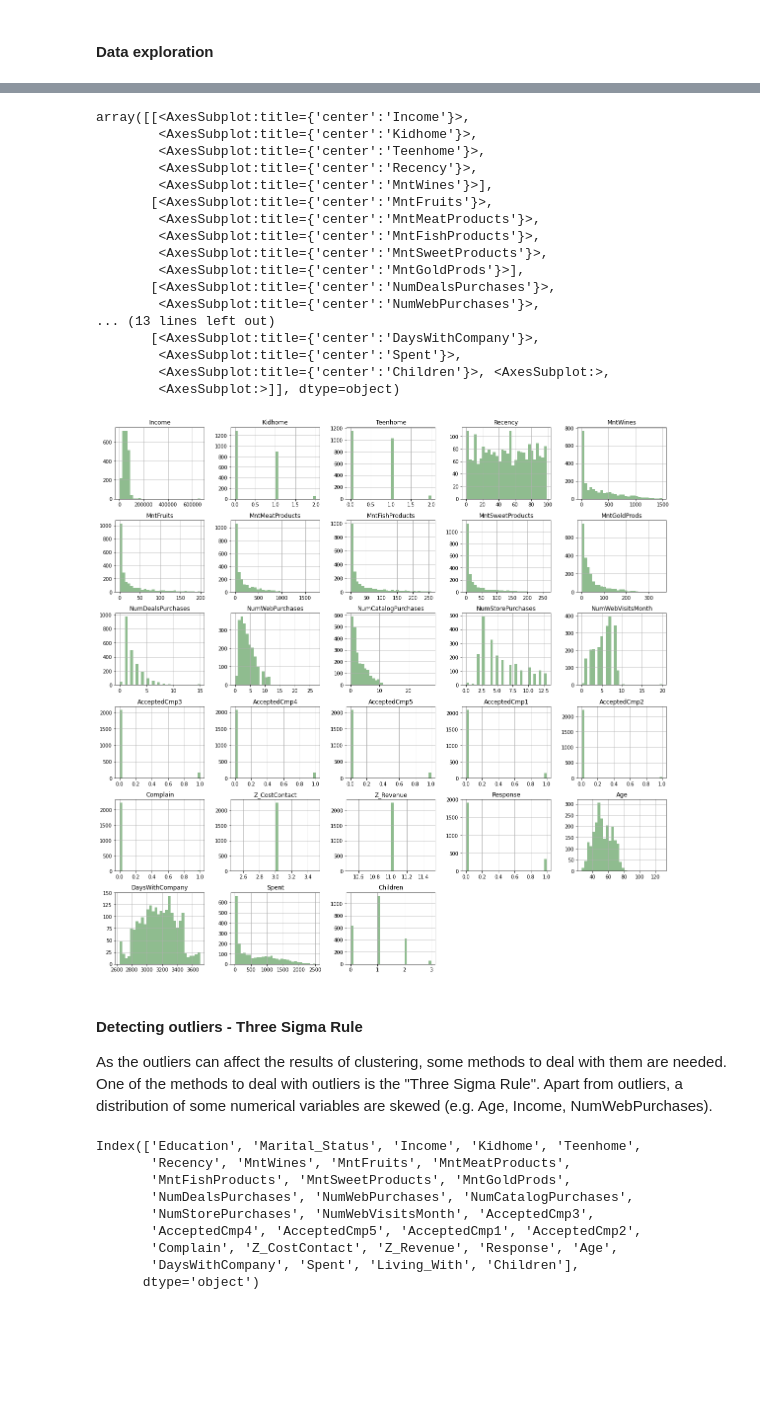
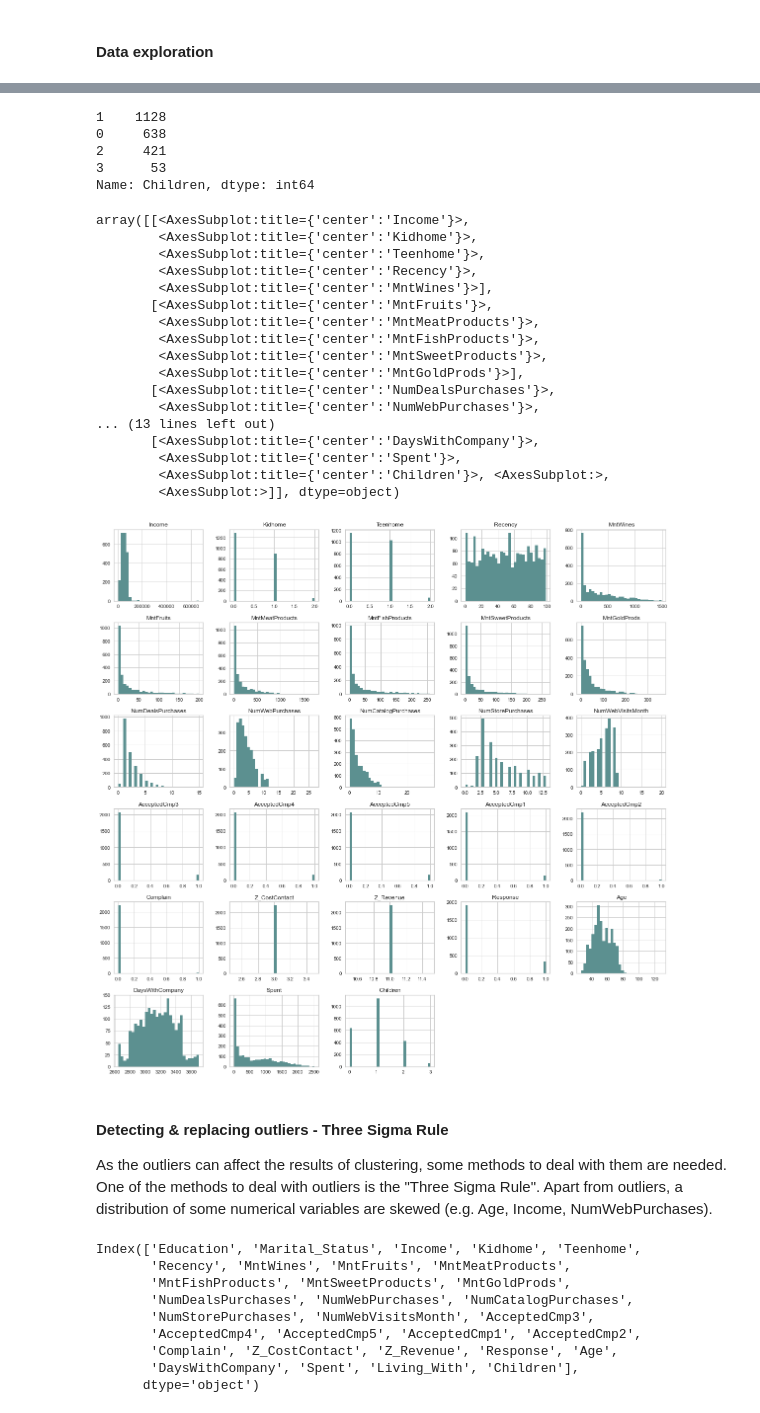
Before and after one commit to dominikadebska/Data-Science-Projects, a Jupyter notebook: MarketingCampaigns.ipynb, the cells around one changed output, grey strips where cells are left out. Drawn from its saved outputs; the diff is of its cells as text; code cells hidden in the pictures; blank space fills up the shorter version.

```diff
--- a/MarketingCampaigns.ipynb
+++ b/MarketingCampaigns.ipynb
@@ -196,26 +214,34 @@ Text(0.5, 1.0, 'Histogram of Age')
+# %%
+dataset["Children"].value_counts()
+# %% [output]
+1    1128
+0     638
+2     421
+3      53
+Name: Children, dtype: int64
 # %%
-dataset.hist(bins = 30, figsize = (20,20), color = "darkseagreen")
+dataset.hist(bins = 30, figsize = (20,20), color = "#5C9090")
 # %% [output]
 array([[<AxesSubplot:title={'center':'Income'}>,
         <AxesSubplot:title={'center':'Kidhome'}>,
         <AxesSubplot:title={'center':'Teenhome'}>,
         <AxesSubplot:title={'center':'Recency'}>,
         <AxesSubplot:title={'center':'MntWines'}>],
        [<AxesSubplot:title={'center':'MntFruits'}>,
         <AxesSubplot:title={'center':'MntMeatProducts'}>,
         <AxesSubplot:title={'center':'MntFishProducts'}>,
         <AxesSubplot:title={'center':'MntSweetProducts'}>,
         <AxesSubplot:title={'center':'MntGoldProds'}>],
        [<AxesSubplot:title={'center':'NumDealsPurchases'}>,
         <AxesSubplot:title={'center':'NumWebPurchases'}>,
 ... (13 lines left out)
        [<AxesSubplot:title={'center':'DaysWithCompany'}>,
         <AxesSubplot:title={'center':'Spent'}>,
         <AxesSubplot:title={'center':'Children'}>, <AxesSubplot:>,
         <AxesSubplot:>]], dtype=object)
-[figure, old version]
+[figure, new version]
 # %% [markdown]
-#### Detecting outliers - Three Sigma Rule
+#### Detecting & replacing outliers - Three Sigma Rule
 
 As the outliers can affect the results of clustering, some methods to deal with them are needed. One of the methods to deal with outliers is the "Three Sigma Rule". Apart from outliers, a distribution of some numerical variables are skewed (e.g. Age, Income, NumWebPurchases).
 # %%
```
Also changed, not shown: parts of 37 cells of this notebook.
